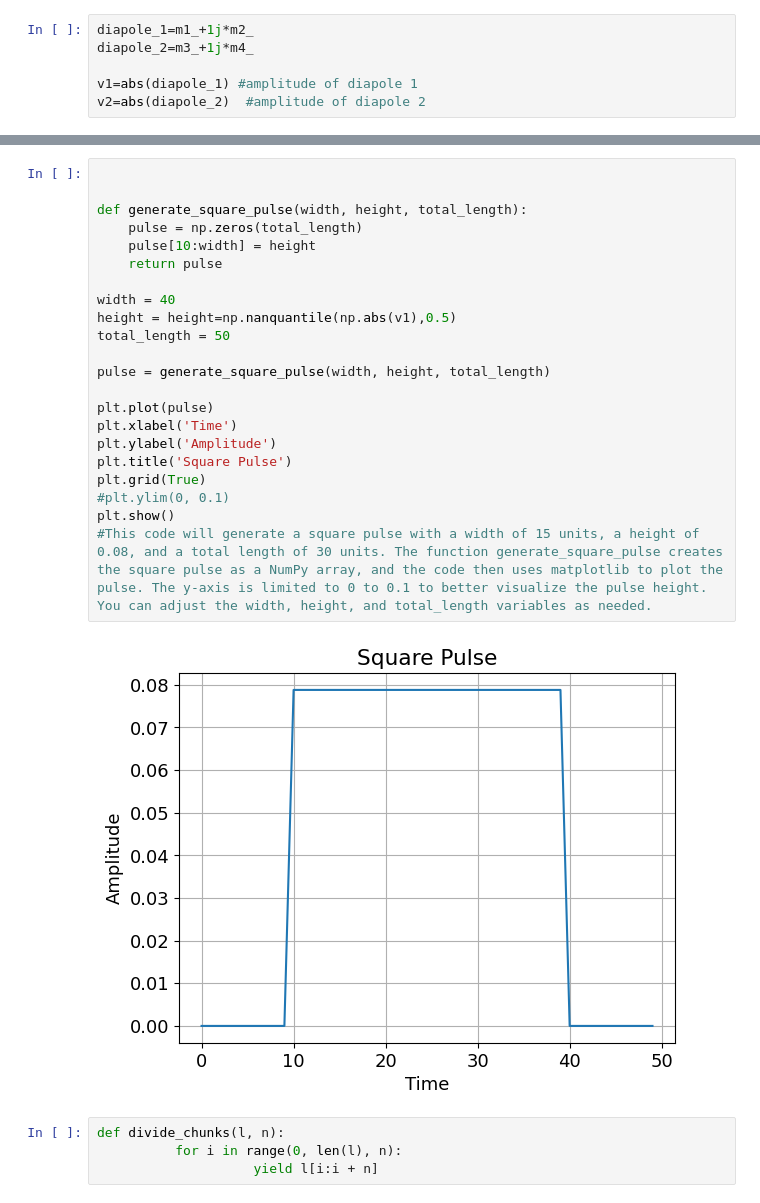
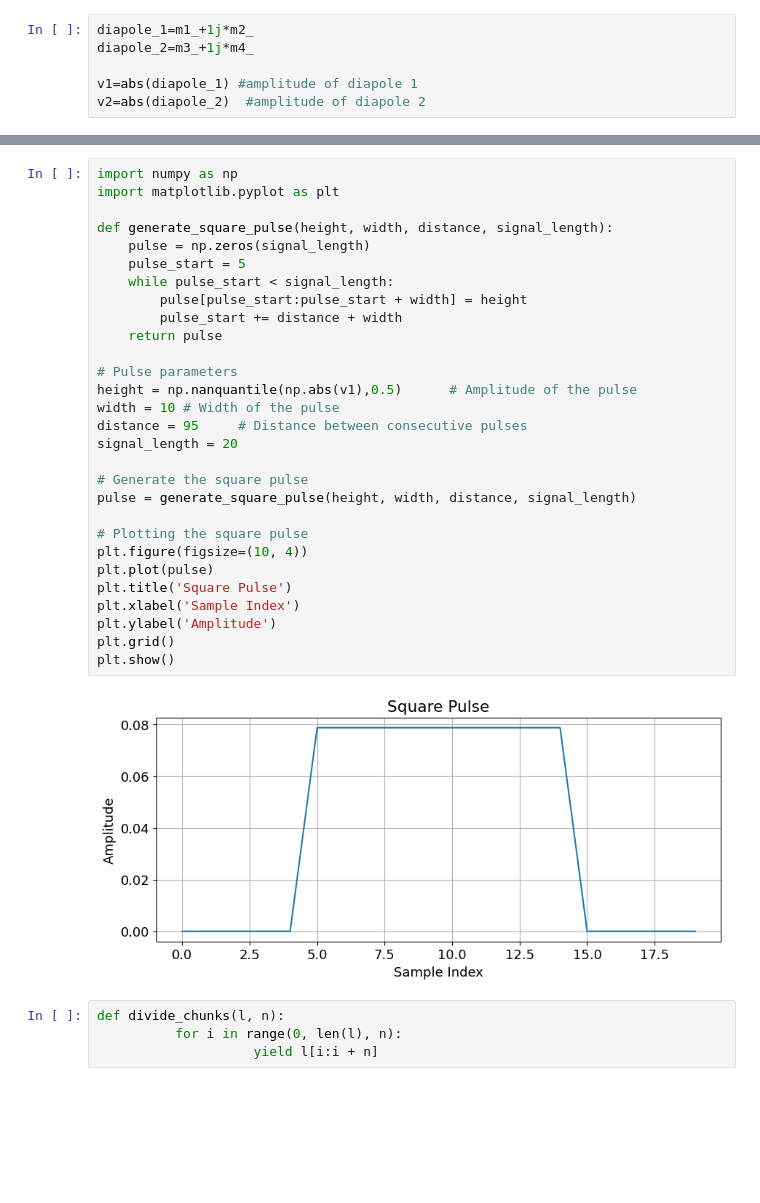
Before and after one commit to subodhdahal1988/scintillation_s4_project, a Jupyter notebook: project_first.ipynb, the cells around one changed output, grey strips where cells are left out. Drawn from its saved outputs; the diff is of its cells as text; blank space fills up the shorter version.

```diff
--- a/project_first.ipynb
+++ b/project_first.ipynb
@@ -124,27 +71,34 @@ plt.show()
-# %%
-
-
-def generate_square_pulse(width, height, total_length):
-    pulse = np.zeros(total_length)
-    pulse[10:width] = height
-    return pulse
-
-width = 40
-height = height=np.nanquantile(np.abs(v1),0.5)
-total_length = 50
-
-pulse = generate_square_pulse(width, height, total_length)
-
-plt.plot(pulse)
-plt.xlabel('Time')
-plt.ylabel('Amplitude')
-plt.title('Square Pulse')
-plt.grid(True)
-#plt.ylim(0, 0.1)
-plt.show()
-#This code will generate a square pulse with a width of 15 units, a height of 0.08, and a total length of 30 units. The function generate_square_pulse creates the square pulse as a NumPy array, and the code then uses matplotlib to plot the pulse. The y-axis is limited to 0 to 0.1 to better visualize the pulse height. You can adjust the width, height, and total_length variables as needed.
-# %% [output]
-[figure, removed]
+# %%
+import numpy as np
+import matplotlib.pyplot as plt
+
+def generate_square_pulse(height, width, distance, signal_length):
+    pulse = np.zeros(signal_length)
+    pulse_start = 5
+    while pulse_start < signal_length:
+        pulse[pulse_start:pulse_start + width] = height
+        pulse_start += distance + width
+    return pulse
+
+# Pulse parameters
+height = np.nanquantile(np.abs(v1),0.5)      # Amplitude of the pulse
+width = 10 # Width of the pulse
+distance = 95     # Distance between consecutive pulses
+signal_length = 20
+
+# Generate the square pulse
+pulse = generate_square_pulse(height, width, distance, signal_length)
+
+# Plotting the square pulse
+plt.figure(figsize=(10, 4))
+plt.plot(pulse)
+plt.title('Square Pulse')
+plt.xlabel('Sample Index')
+plt.ylabel('Amplitude')
+plt.grid()
+plt.show()
+# %% [output]
+[figure, added]
 # %%
 def divide_chunks(l, n):
           for i in range(0, len(l), n):
```
Also changed, not shown: parts of 15 cells of this notebook.
